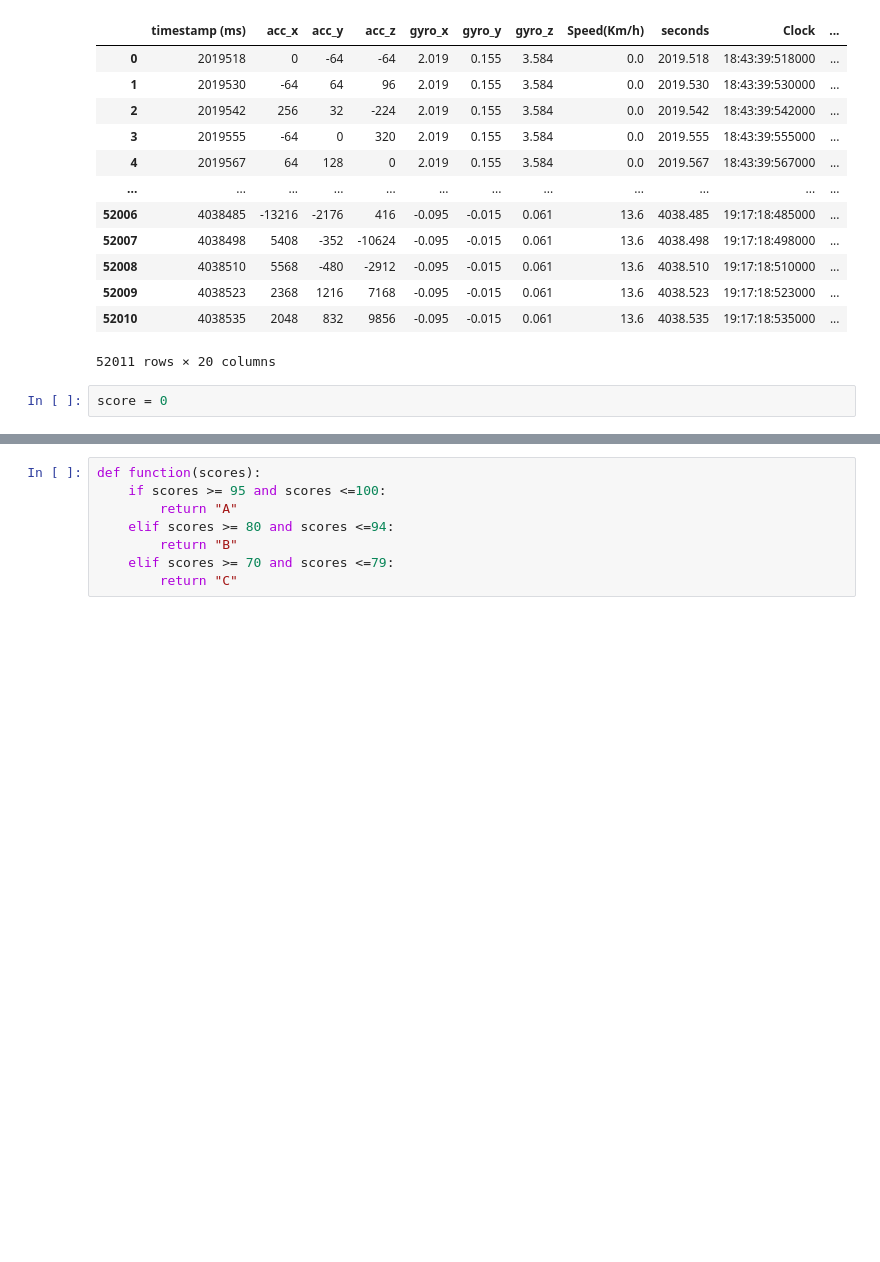
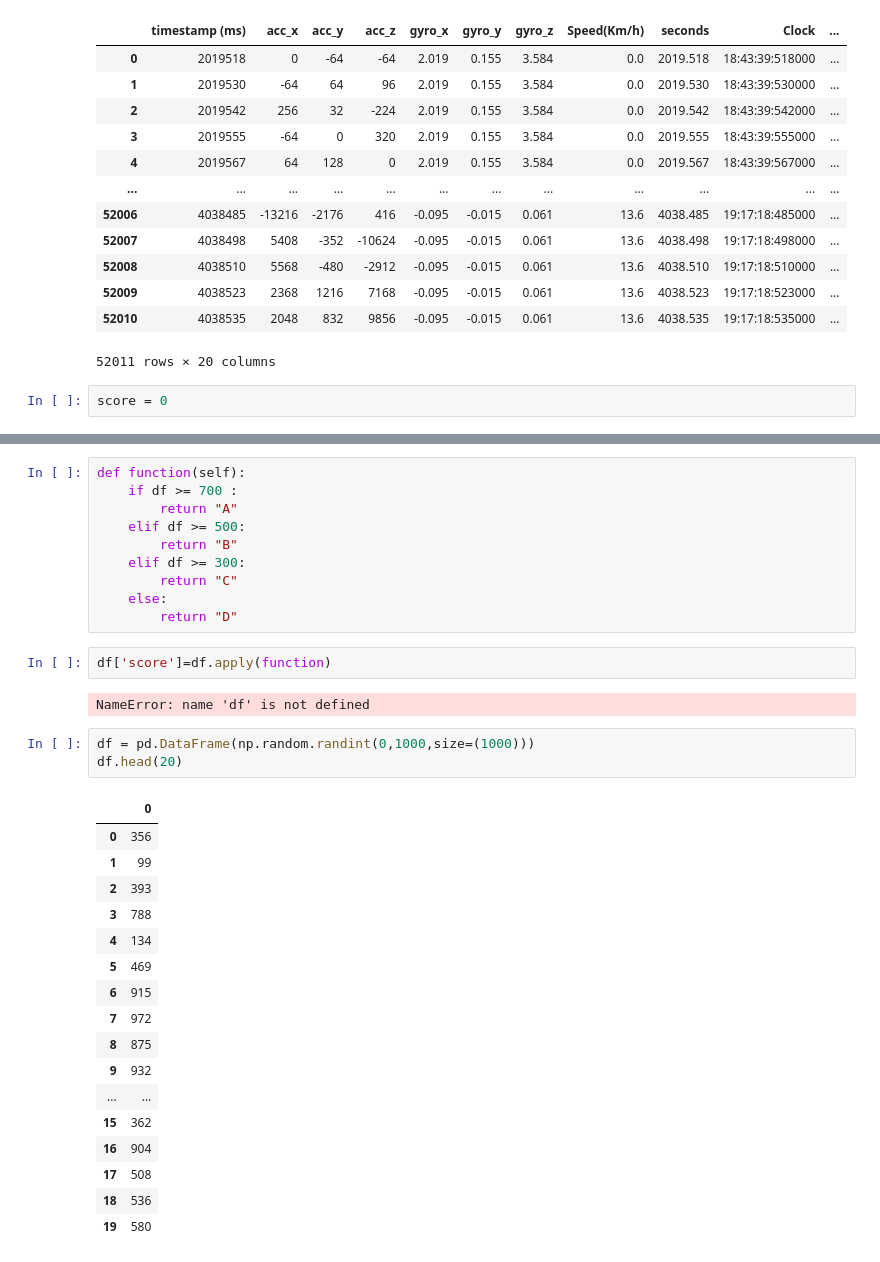
Before and after one commit to 1Elliot/LSE_Zoomo, a Jupyter notebook: jupyter notebook files/Rough_Rider_score_prototypes.ipynb, the cells around one changed output, grey strips where cells are left out. Saved outputs shown, nothing was run; the diff lists cells and outputs as text; blank space fills up the shorter version.

```diff
--- a/jupyter notebook files/Rough_Rider_score_prototypes.ipynb
+++ b/jupyter notebook files/Rough_Rider_score_prototypes.ipynb
@@ -235,8 +261,35 @@ ValueError: The truth value of a Series is ambiguous. Use a.empty, a.bool(), a.i
 # %%
-def function(scores):
-    if scores >= 95 and scores <=100:
+def function(self):
+    if df >= 700 :
         return "A"
-    elif scores >= 80 and scores <=94:
+    elif df >= 500:
         return "B"
-    elif scores >= 70 and scores <=79:
+    elif df >= 300:
         return "C"
+    else:
+        return "D"
+# %%
+df['score']=df.apply(function)
+# %% [output]
+NameError: name 'df' is not defined
+# %%
+df = pd.DataFrame(np.random.randint(0,1000,size=(1000)))
+df.head(20)
+# %% [output]
+|  | 0 |
+| 0 | 356 |
+| 1 | 99 |
+| 2 | 393 |
+| 3 | 788 |
+| 4 | 134 |
+| 5 | 469 |
+| 6 | 915 |
+| 7 | 972 |
+| 8 | 875 |
+| 9 | 932 |
+| ... | ... |
+| 15 | 362 |
+| 16 | 904 |
+| 17 | 508 |
+| 18 | 536 |
+| 19 | 580 |
```
Also changed, not shown: parts of 27 cells of this notebook.
